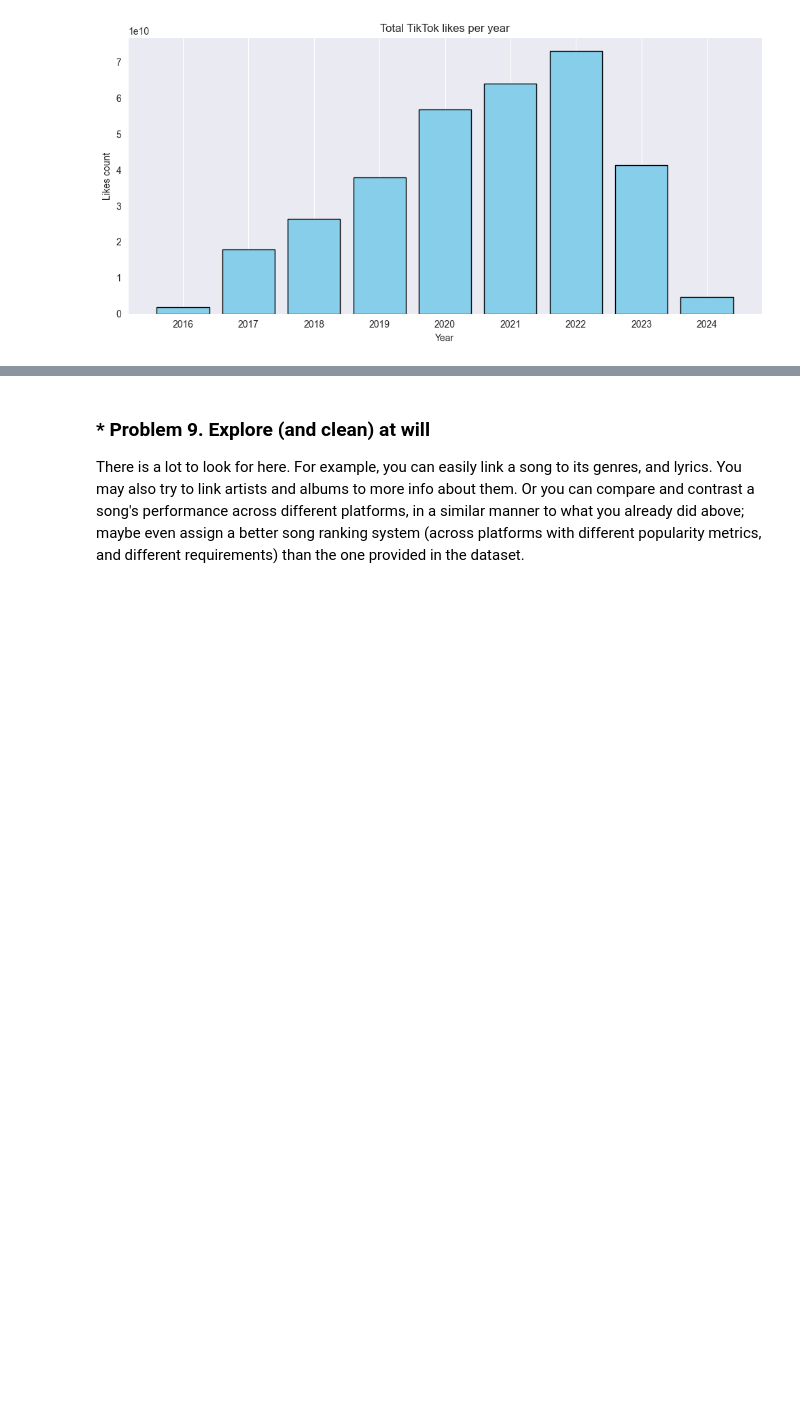
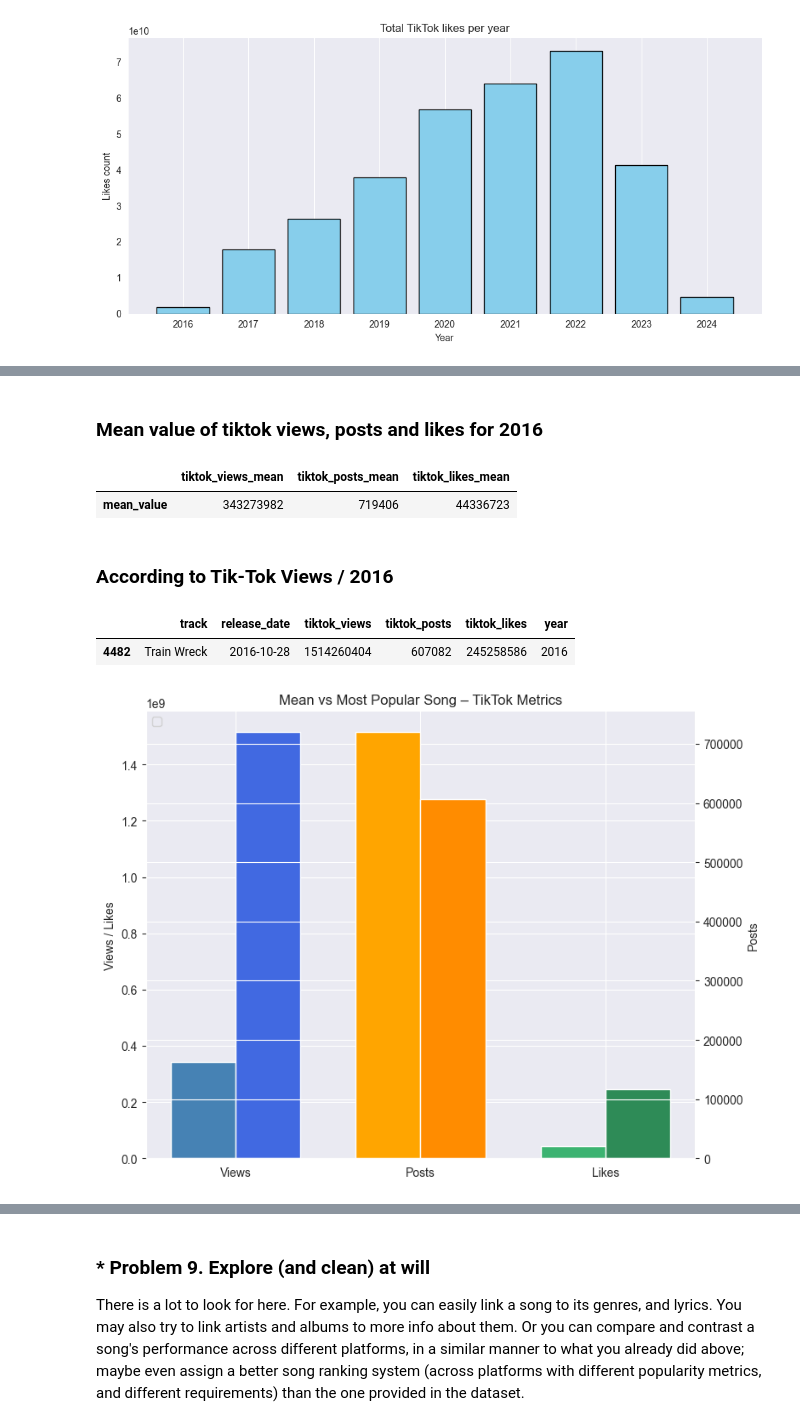
Before and after one commit to plamensve/Data_Science_Upskill_Softuni, a Jupyter notebook: 05_data_visualization_exploratory_data_analysis/Data Visualization and EDA Lab.ipynb, the cells around one changed output, grey strips where cells are left out. Cells and saved outputs as stored; diff of their text form; code cells hidden in the pictures; blank space fills up the shorter version.

```diff
--- a/05_data_visualization_exploratory_data_analysis/Data Visualization and EDA Lab.ipynb
+++ b/05_data_visualization_exploratory_data_analysis/Data Visualization and EDA Lab.ipynb
@@ -744,0 +786,29 @@ plt.show()
+# %% [markdown]
+### Mean value of tiktok views, posts and likes for 2016
+# %%
+#Mean value of tiktok views, posts and likes for 2016
+tiktok_views_mean = songs_2016.tiktok_views.mean()
+tiktok_posts_mean = songs_2016.tiktok_posts.mean()
+tiktok_likes_mean = songs_2016.tiktok_likes.mean()
+summary_means = pd.DataFrame({
+    'tiktok_views_mean': tiktok_views_mean,
+    'tiktok_posts_mean': tiktok_posts_mean,
+    'tiktok_likes_mean': tiktok_likes_mean
+
+}, index=['mean_value'])
+
+summary_means
+# %% [output]
+|  | tiktok_views_mean | tiktok_posts_mean | tiktok_likes_mean |
+| mean_value | 343273982 | 719406 | 44336723 |
+# %% [markdown]
+### According to Tik-Tok Views / 2016
+# %%
+#Most popular song according to views
+most_popular_song_views = songs_2016.loc[
+    songs_2016['tiktok_views'] == songs_2016['tiktok_views'].max()
+]
+most_popular_song_views
+# %% [output]
+|  | track | release_date | tiktok_views | tiktok_posts | tiktok_likes | year |
+| 4482 | Train Wreck | 2016-10-28 | 1514260404 | 607082 | 245258586 | 2016 |
@@ -744,0 +828,35 @@ plt.show()
+# %%
+
+mean_values = summary_means.select_dtypes(include='number').iloc[0].values[:3]
+most_values = most_popular_song_views.select_dtypes(include='number').iloc[0].values[:3]
+
+bar_width = 0.35
+x = np.arange(3)
+
+fig, ax1 = plt.subplots(figsize=(8, 6))
+
+ax2 = ax1.twinx()
+
+ax1.bar(x[0] - bar_width/2, mean_values[0], width=bar_width, color='steelblue')
+ax1.bar(x[2] - bar_width/2, mean_values[2], width=bar_width, color='mediumseagreen')
+
+ax1.bar(x[0] + bar_width/2, most_values[0], width=bar_width, color='royalblue')
+ax1.bar(x[2] + bar_width/2, most_values[2], width=bar_width, color='seagreen')
+
+ax2.bar(x[1] - bar_width/2, mean_values[1], width=bar_width, color='orange')
+ax2.bar(x[1] + bar_width/2, most_values[1], width=bar_width, color='darkorange')
+
+# Настройки на оста
+ax1.set_ylabel('Views / Likes')
+ax2.set_ylabel('Posts')
+plt.xticks(x, ['Views', 'Posts', 'Likes'])
+
+bars1, labels1 = ax1.get_legend_handles_labels()
+bars2, labels2 = ax2.get_legend_handles_labels()
+ax1.legend(bars1 + bars2, labels1 + labels2, loc='upper left')
+
+plt.title('Mean vs Most Popular Song – TikTok Metrics')
+plt.tight_layout()
+plt.show()
+# %% [output]
+[figure, added]
```
Also changed, not shown: parts of 9 cells of this notebook.
